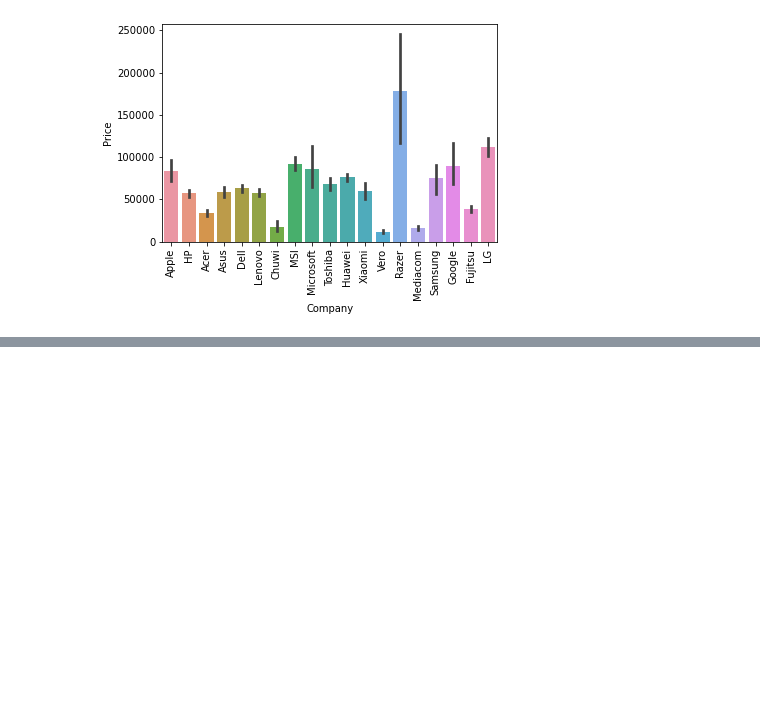
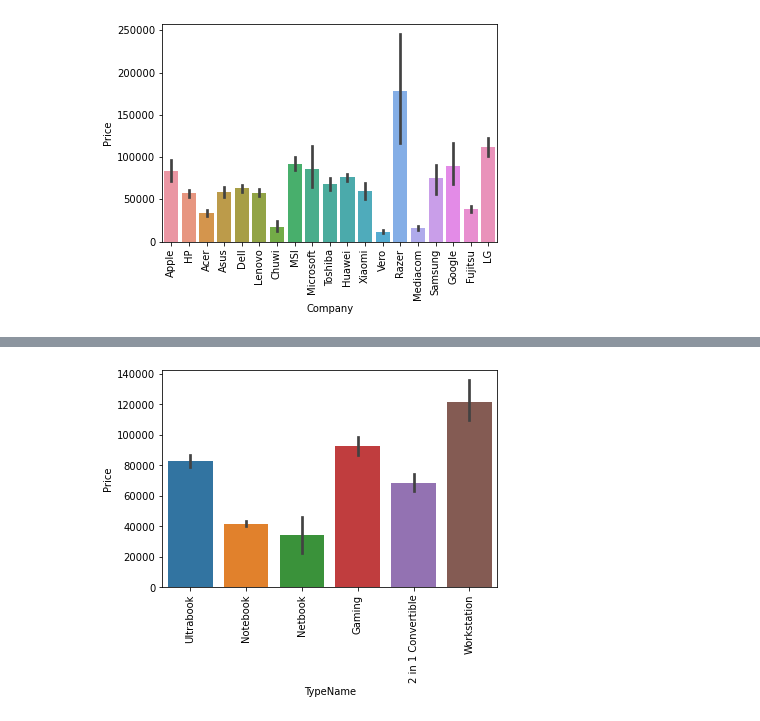
Before and after one commit to ApurbaKumarMajumder/Machine_Learning_Projects, a Jupyter notebook: Laptop_price_Predictor/notebook.ipynb, the cells around one changed output, grey strips where cells are left out. Cells and saved outputs as stored; diff of their text form; code cells hidden in the pictures; blank space fills up the shorter version.

```diff
--- a/Laptop_price_Predictor/notebook.ipynb
+++ b/Laptop_price_Predictor/notebook.ipynb
@@ -165,0 +171,6 @@ plt.show()
+# %%
+sns.barplot(x = df['TypeName'], y = df['Price'])
+plt.xticks(rotation = 'vertical')
+plt.show()
+# %% [output]
+[figure, added]
```
Also changed, not shown: parts of 1 cell of this notebook.
